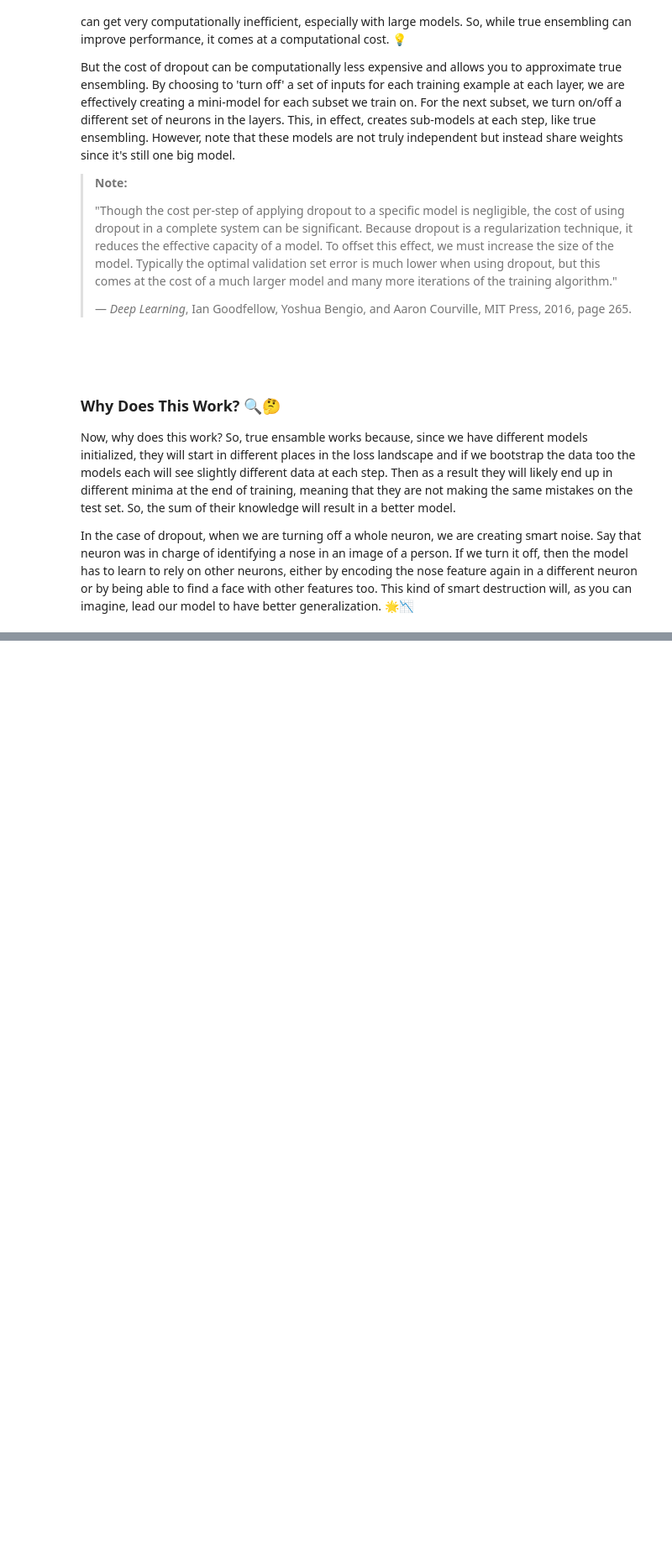
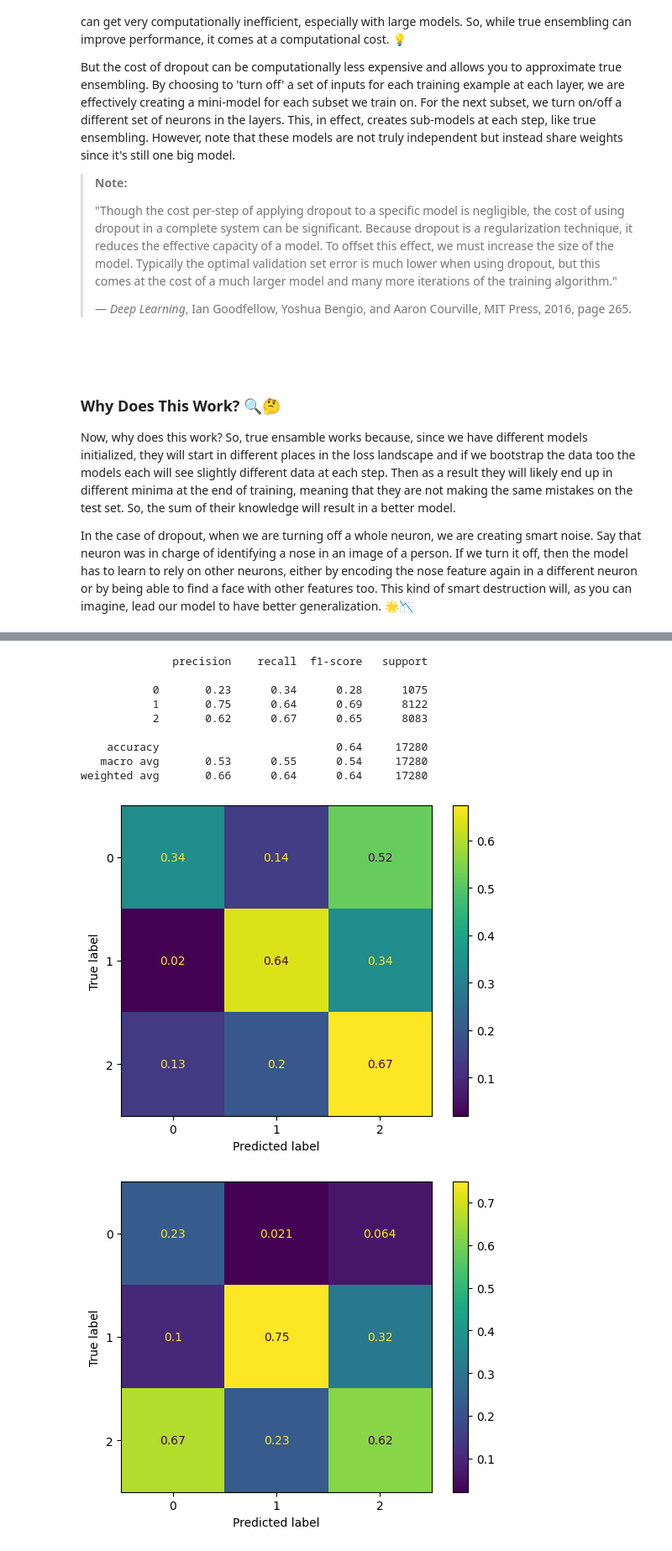
Before and after one commit to KubaJerz/learn-ml, a Jupyter notebook: tinkerLab/03lesson_many_men_vs_ironman.ipynb, the cells around one changed output, grey strips where cells are left out. Shown at 84% size. Cells and saved outputs as stored; diff of their text form; code cells hidden in the pictures; blank space fills up the shorter version.

```diff
--- a/tinkerLab/03lesson_many_men_vs_ironman.ipynb
+++ b/tinkerLab/03lesson_many_men_vs_ironman.ipynb
@@ -629,0 +633,23 @@ All we really did was compare 3 small models vs one big one, all trained on the
+# %%
+with torch.no_grad():
+    y_pred = ironman.forward(X_test).argmax(axis=1)
+    y_true = y_test.argmax(axis=1)
+
+ConfusionMatrixDisplay.from_predictions(y_true=y_true, y_pred=y_pred, normalize='true')
+
+ConfusionMatrixDisplay.from_predictions(y_true=y_true, y_pred=y_pred, normalize='pred')
+
+
+print(classification_report(y_true=y_true, y_pred=y_pred))
+# %% [output]
+              precision    recall  f1-score   support
+
+           0       0.23      0.34      0.28      1075
+           1       0.75      0.64      0.69      8122
+           2       0.62      0.67      0.65      8083
+
+    accuracy                           0.64     17280
+   macro avg       0.53      0.55      0.54     17280
+weighted avg       0.66      0.64      0.64     17280
+[figure, added]
+[figure, added]
```
Also changed, not shown: parts of 16 cells of this notebook, 2 other files.
